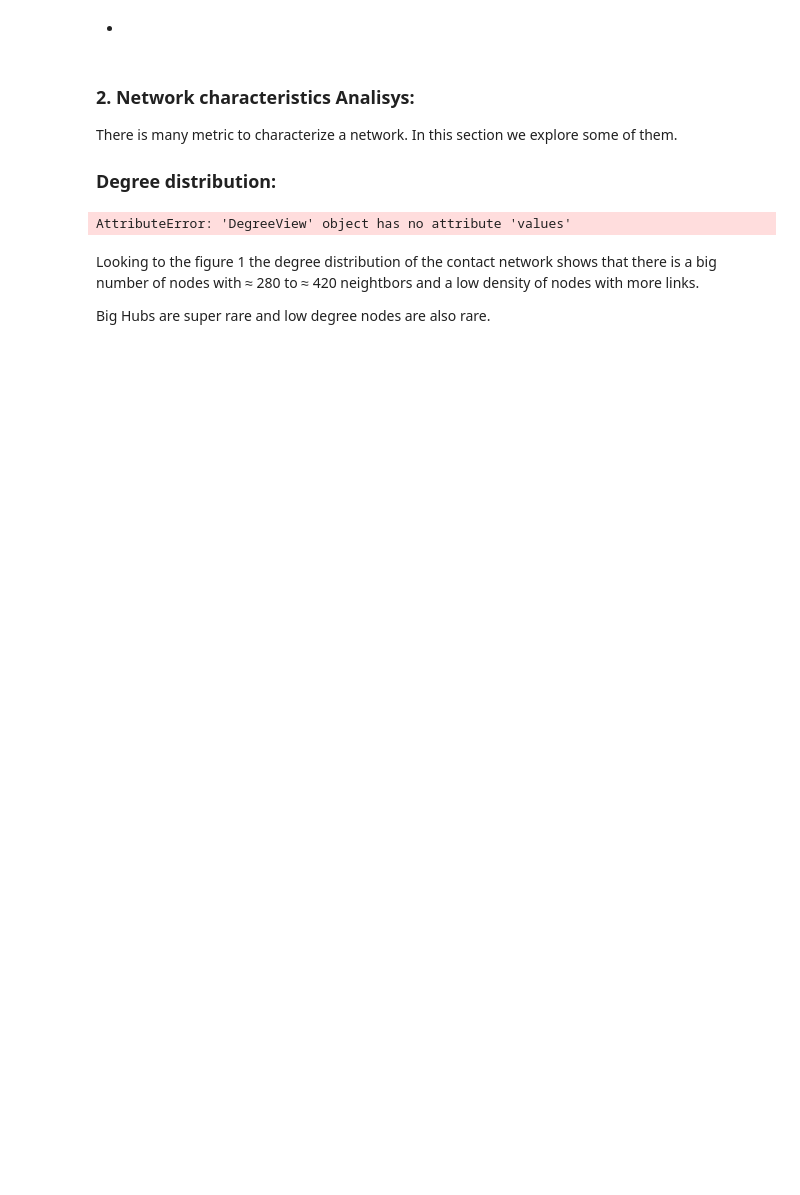
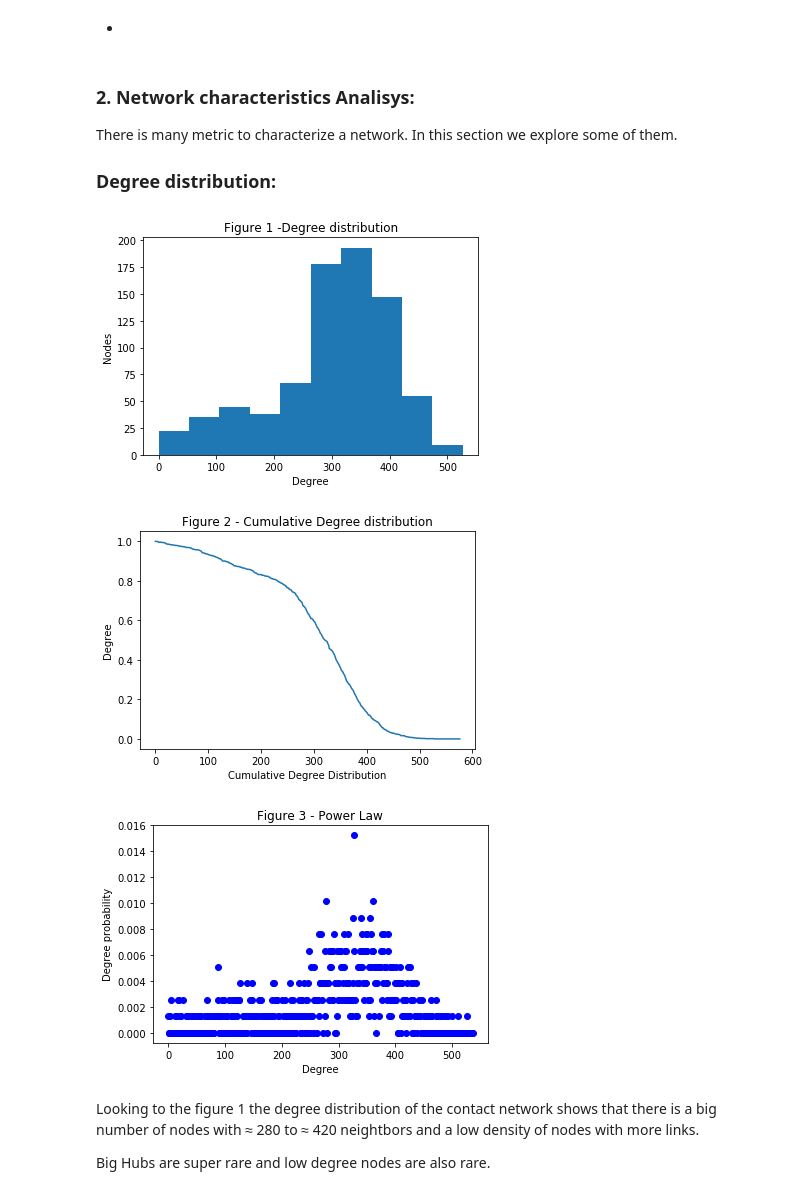
Before and after one commit to RicardoRei/Complex-Networks-17-18, a Jupyter notebook: proj.ipynb, the cells around one changed output. Drawn from its saved outputs; the diff is of its cells as text; code cells hidden in the pictures; blank space fills up the shorter version.

```diff
--- a/proj.ipynb
+++ b/proj.ipynb
@@ -68,7 +68,7 @@ print(os.listdir(dataset_root_path)) # files that contain the dataset info
 """
 def load_nodes():
 
-    roles_file = open(dataset + "/roles.txt", 'r')
+    roles_file = open(dataset_root_path + "/roles.txt", 'r')
     roles = []
 
     for line in roles_file:
@@ -96,7 +96,6 @@ def load_edges(contact_strategy_path):
         id1 = int(line.split()[0])
         id2 = int(line.split()[1])
         weight = int(line.split()[2])
-
         edge = (id1, id2, weight)
 
         edges.append(edge)
@@ -132,21 +131,61 @@ There is many metric to characterize a network.
 In this section we explore some of them.
 
 ### Degree distribution:
-# %%
-import numpy as np
-import matplotlib.pyplot as plt
-
-def plotDegreeHistogram(network):
-    degree = nx.degree(network)
-    plt.hist(list(degree.values()))
-    plt.xlabel("Degree")
-    plt.ylabel("Nodes")
-    plt.title("Figure 1 -Degree distribution")
-    plt.show()
-
-plotDegreeHistogram(network=network)
-# %% [output]
-AttributeError: 'DegreeView' object has no attribute 'values'
+# %%
+import numpy as np
+import matplotlib.pyplot as plt
+
+def plotDegreeHistogram(network):
+    degree = nx.degree(network)
+    plt.hist(list(degree.values()))
+    plt.xlabel("Degree")
+    plt.ylabel("Nodes")
+    plt.title("Figure 1 -Degree distribution")
+    plt.show()
+
+plotDegreeHistogram(network=network)
+
+# cumulative degree distribution, the fraction of nodes with degree higher than k
+def plotCumulativeDist(network):
+    degree = nx.degree(network)
+    max_degree = max(degree.values())
+
+    cum_Pk = [0]*(max_degree+50) # + 50 so we can see the limit going to zero.
+    k_values = [0]*(max_degree+50)
+    for k in range(0, max_degree+50):
+        k_values[k] = k
+        cum_Pk[k] = len([i for i in degree.values() if i >= k]) / len(network.nodes())
+
+    plt.xlabel("Cumulative Degree Distribution")
+    plt.ylabel("Degree")
+    plt.title("Figure 2 - Cumulative Degree distribution")
+    plt.plot(k_values, cum_Pk)
+    plt.show()
+
+
+plotCumulativeDist(network)
+
+def plotDegreeProbability(network):
+    degree = nx.degree(network)
+    max_degree = max(degree.values())
+
+    Pk = [0]*(max_degree+10) # + 10 so we can see the limit going to zero.
+    k_values = [0]*(max_degree+10)
+    for k in range(0, max_degree+10):
+        k_values[k] = k
+        Pk[k] = len([i for i in degree.values() if i == k]) / len(network.nodes())
+
+    plt.xlabel("Degree")
+    plt.ylabel("Degree probability")
+    plt.title("Figure 3 - Degree Probability")
+    plt.plot(k_values, Pk, 'bo')
+    plt.show()
+
+powerLawPlot(network) #NOT WHATS IS EXPECTED.... Power Law?
+# %% [output]
+[figure, added]
+[figure, added]
+[figure, added]
 # %% [markdown]
 Looking to the figure 1 the degree distribution of the contact network shows that there is a big number of nodes with ≈ 280 to ≈ 420 neightbors and a low density of nodes with more links.
 
```
Also changed, not shown: parts of 7 cells of this notebook.
